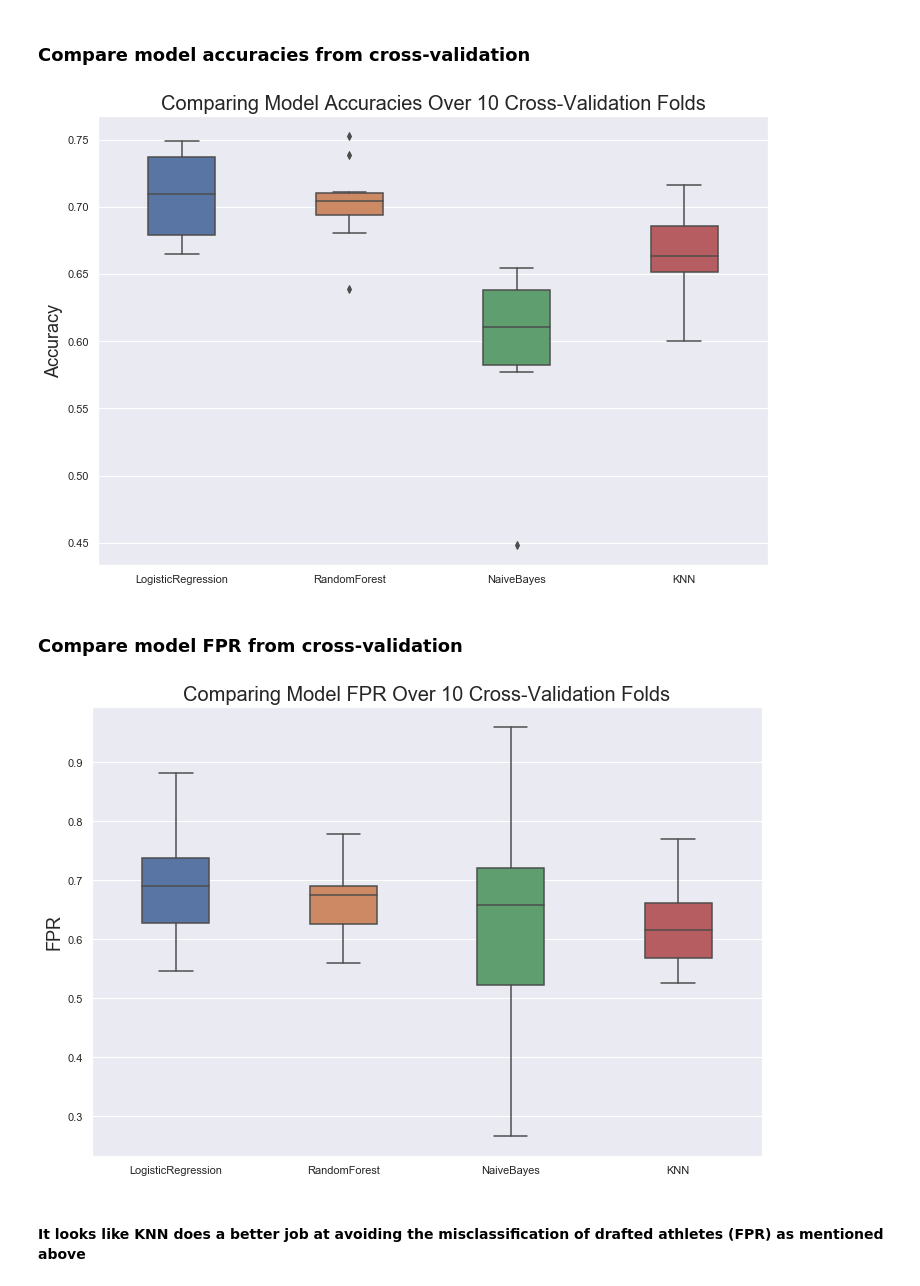
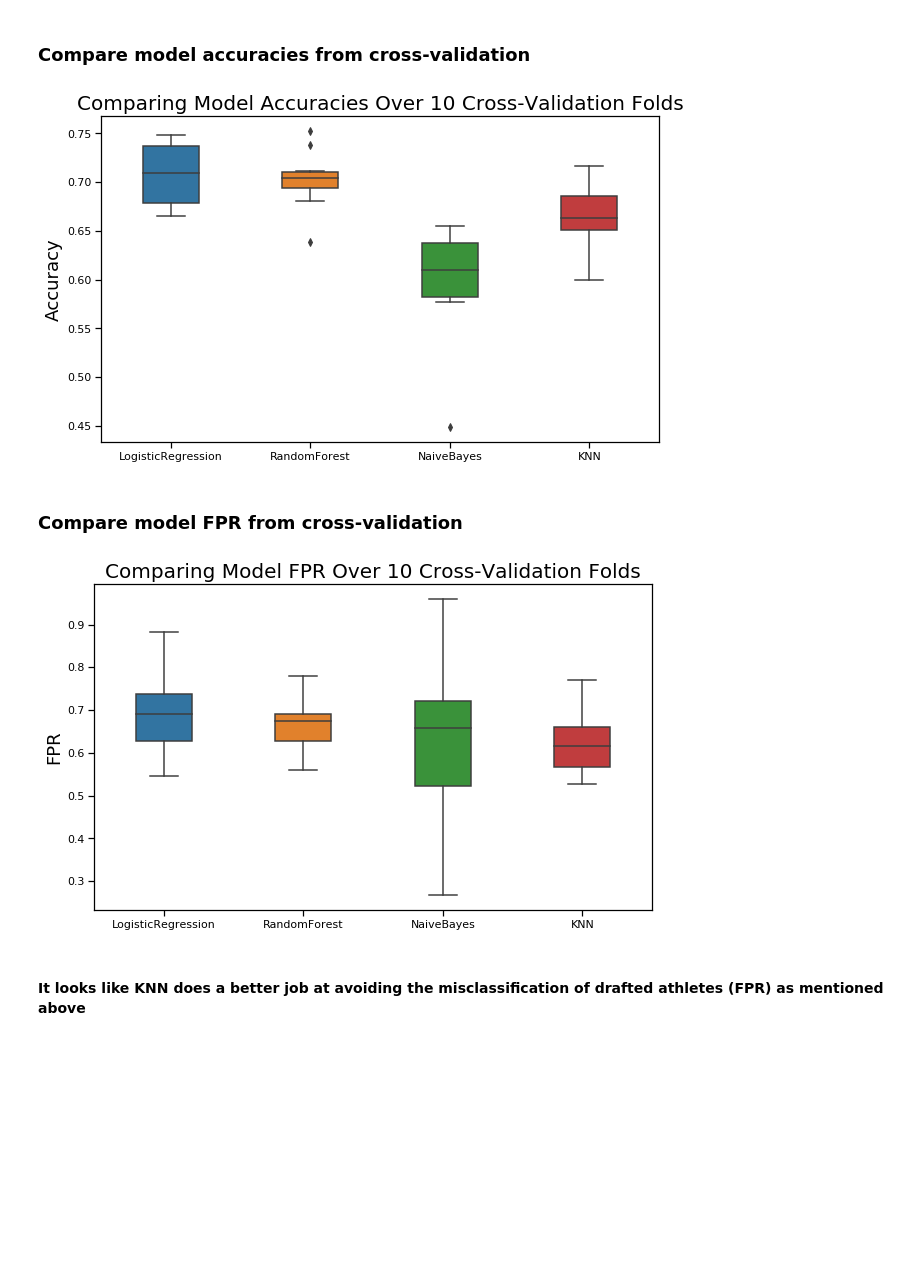
Before and after one commit to b-gar/NFL-Combine, a Jupyter notebook: combine.ipynb, the cells around one changed output. Drawn from its saved outputs; the diff is of its cells as text; code cells hidden in the pictures; blank space fills up the shorter version.

Commit message:
added head printout of dfclean and changed plot size

```diff
--- a/combine.ipynb
+++ b/combine.ipynb
@@ -425,23 +437,23 @@ resultdf2 = pd.DataFrame({"Model": testlist2, "FPR": resultlist2})
 # %% [markdown]
 ### Compare model accuracies from cross-validation
 # %%
-sns.set_context("notebook", rc = {'axes.labelsize':18,'axes.titlesize':20})
+plt.figure(figsize=(10,6))
 sns.boxplot(x = resultdf['Model'], y = resultdf['Accuracy'], width = 0.4)
 plt.title("Comparing Model Accuracies Over 10 Cross-Validation Folds")
 plt.xlabel('')
 plt.show()
 # %% [output]
-[figure, old version]
+[figure, new version]
 # %% [markdown]
 ### Compare model FPR from cross-validation
 # %%
-sns.set_context("notebook", rc = {'axes.labelsize':18,'axes.titlesize':20})
+plt.figure(figsize=(10,6))
 sns.boxplot(x = resultdf2['Model'], y = resultdf2['FPR'], width = 0.4)
 plt.title("Comparing Model FPR Over 10 Cross-Validation Folds")
 plt.xlabel('')
 plt.show()
 # %% [output]
-[figure, old version]
+[figure, new version]
 # %% [markdown]
 #### It looks like KNN does a better job at avoiding the misclassification of drafted athletes (FPR) as mentioned above
 # %% [markdown]
```
Also changed, not shown: parts of 5 cells of this notebook.
